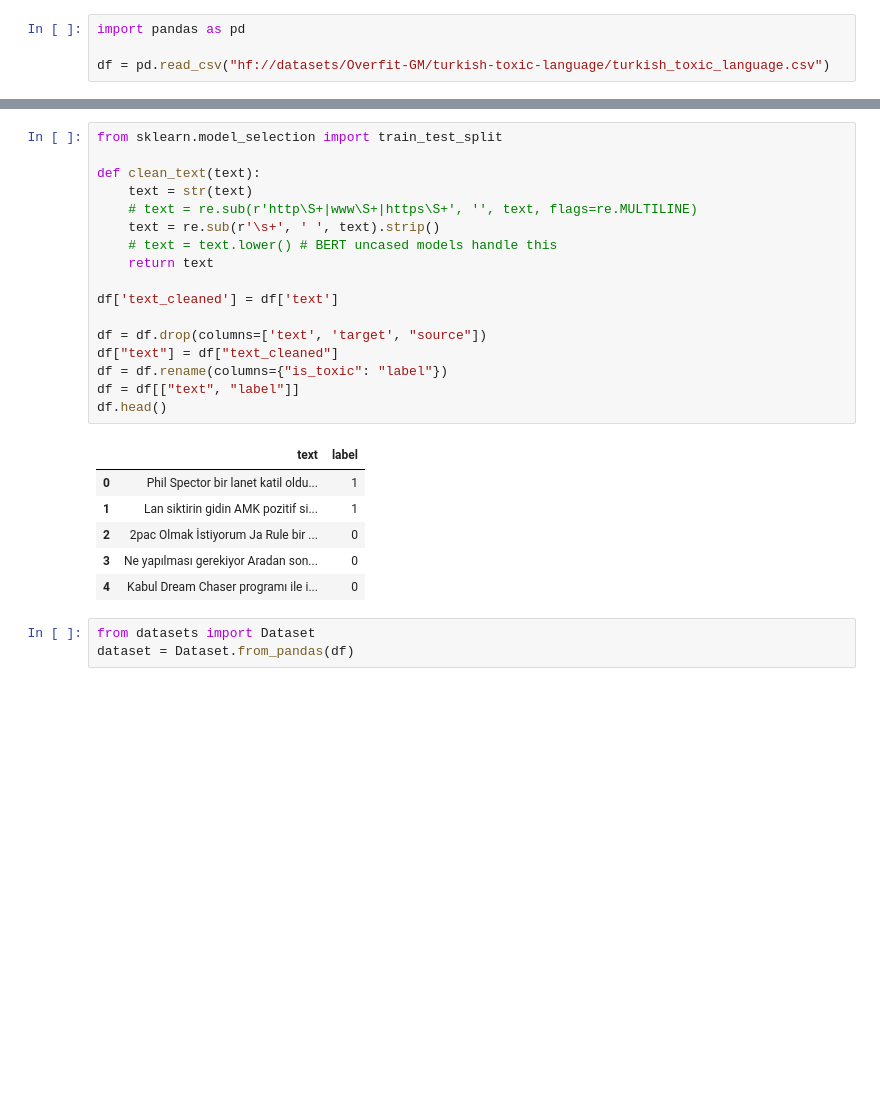
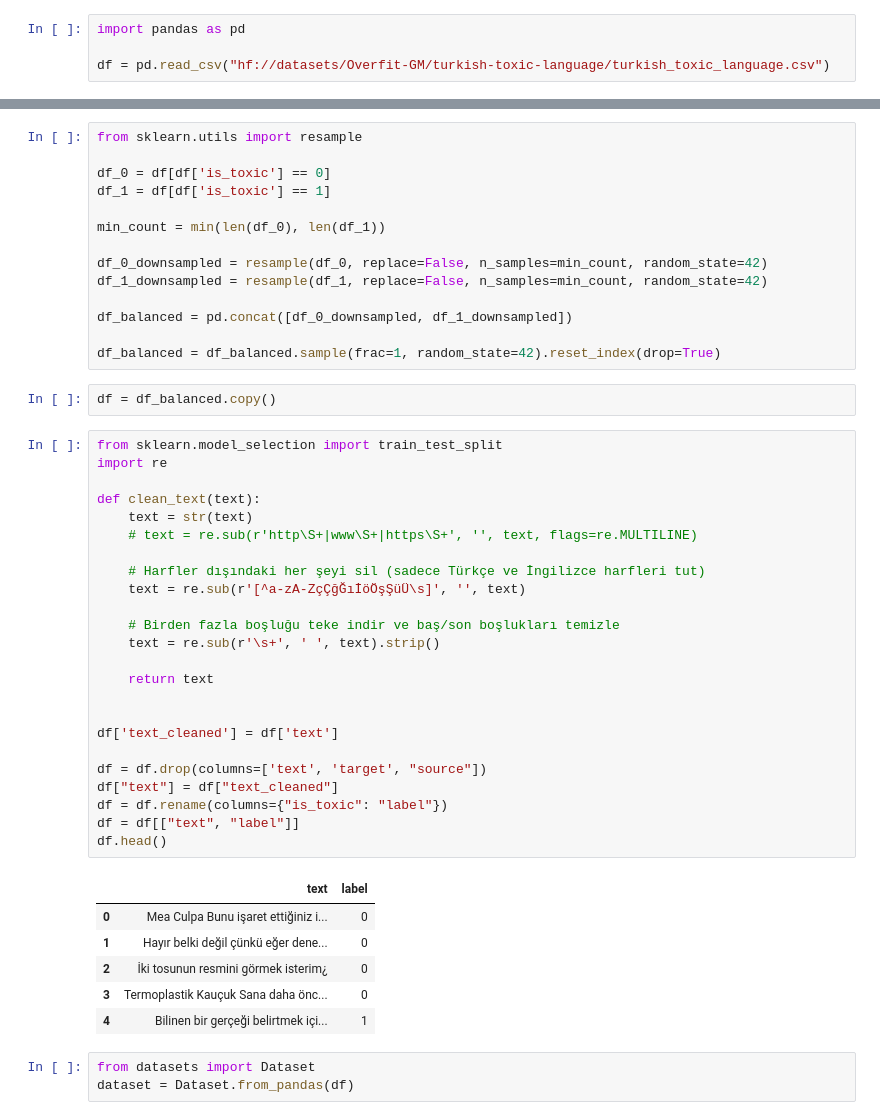
Before and after one commit to cakiryusuff/toxicity-turkish-bert, a Jupyter notebook: bert_toxic_class.ipynb, the cells around one changed output, grey strips where cells are left out. Drawn from its saved outputs; the diff is of its cells as text; blank space fills up the shorter version.

```diff
--- a/bert_toxic_class.ipynb
+++ b/bert_toxic_class.ipynb
@@ -434,27 +473,50 @@ df = pd.read_csv("hf://datasets/Overfit-GM/turkish-toxic-language/turkish_toxic_
+# %%
+from sklearn.utils import resample
+
+df_0 = df[df['is_toxic'] == 0]
+df_1 = df[df['is_toxic'] == 1]
+
+min_count = min(len(df_0), len(df_1))
+
+df_0_downsampled = resample(df_0, replace=False, n_samples=min_count, random_state=42)
+df_1_downsampled = resample(df_1, replace=False, n_samples=min_count, random_state=42)
+
+df_balanced = pd.concat([df_0_downsampled, df_1_downsampled])
+
+df_balanced = df_balanced.sample(frac=1, random_state=42).reset_index(drop=True)
+# %%
+df = df_balanced.copy()
 # %%
 from sklearn.model_selection import train_test_split
+import re
 
 def clean_text(text):
     text = str(text)
     # text = re.sub(r'http\S+|www\S+|https\S+', '', text, flags=re.MULTILINE)
+
+    # Harfler dışındaki her şeyi sil (sadece Türkçe ve İngilizce harfleri tut)
+    text = re.sub(r'[^a-zA-ZçÇğĞıİöÖşŞüÜ\s]', '', text)
+
+    # Birden fazla boşluğu teke indir ve baş/son boşlukları temizle
     text = re.sub(r'\s+', ' ', text).strip()
-    # text = text.lower() # BERT uncased models handle this
+
     return text
+
 
 df['text_cleaned'] = df['text']
 
 df = df.drop(columns=['text', 'target', "source"])
 df["text"] = df["text_cleaned"]
 df = df.rename(columns={"is_toxic": "label"})
 df = df[["text", "label"]]
 df.head()
 # %% [output]
 |  | text | label |
-| 0 | Phil Spector bir lanet katil oldu... | 1 |
-| 1 | Lan siktirin gidin AMK pozitif si... | 1 |
-| 2 | 2pac Olmak İstiyorum Ja Rule bir ... | 0 |
-| 3 | Ne yapılması gerekiyor Aradan son... | 0 |
-| 4 | Kabul Dream Chaser programı ile i... | 0 |
+| 0 | Mea Culpa Bunu işaret ettiğiniz i... | 0 |
+| 1 | Hayır belki değil çünkü eğer dene... | 0 |
+| 2 | İki tosunun resmini görmek isterim¿ | 0 |
+| 3 | Termoplastik Kauçuk Sana daha önc... | 0 |
+| 4 | Bilinen bir gerçeği belirtmek içi... | 1 |
 # %%
 from datasets import Dataset
 dataset = Dataset.from_pandas(df)
```
Also changed, not shown: parts of 19 cells of this notebook.
